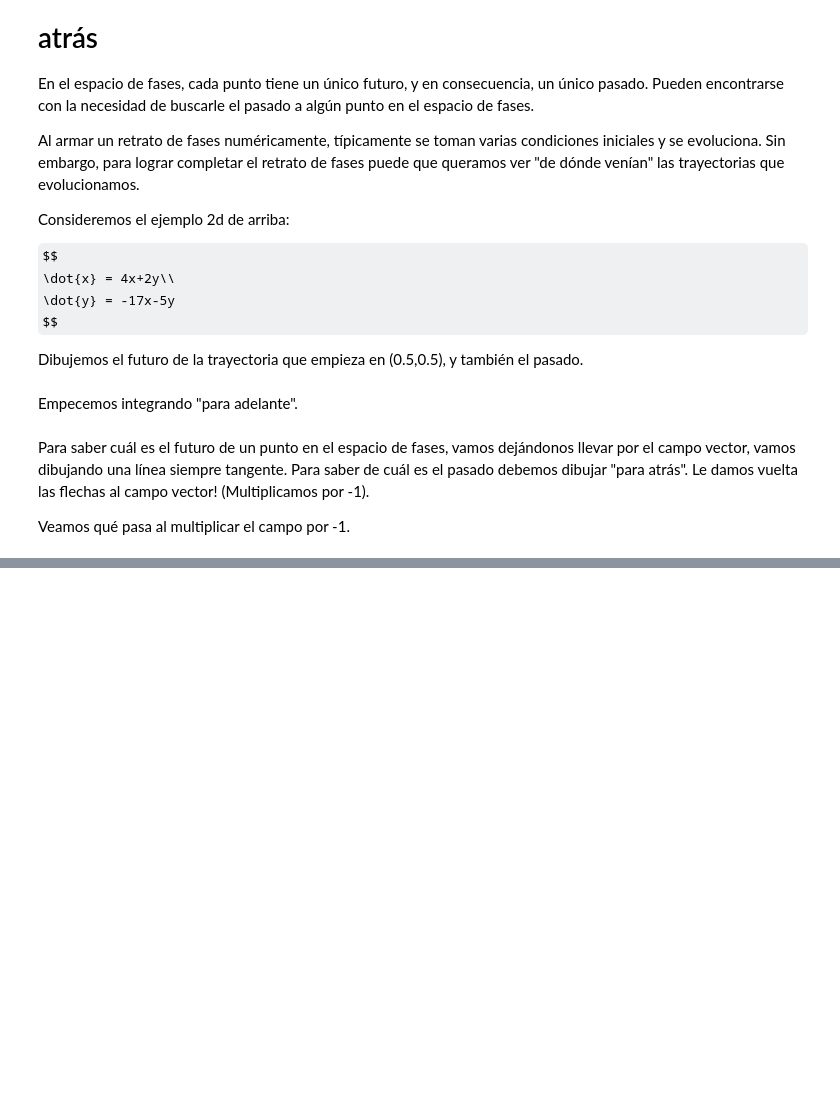
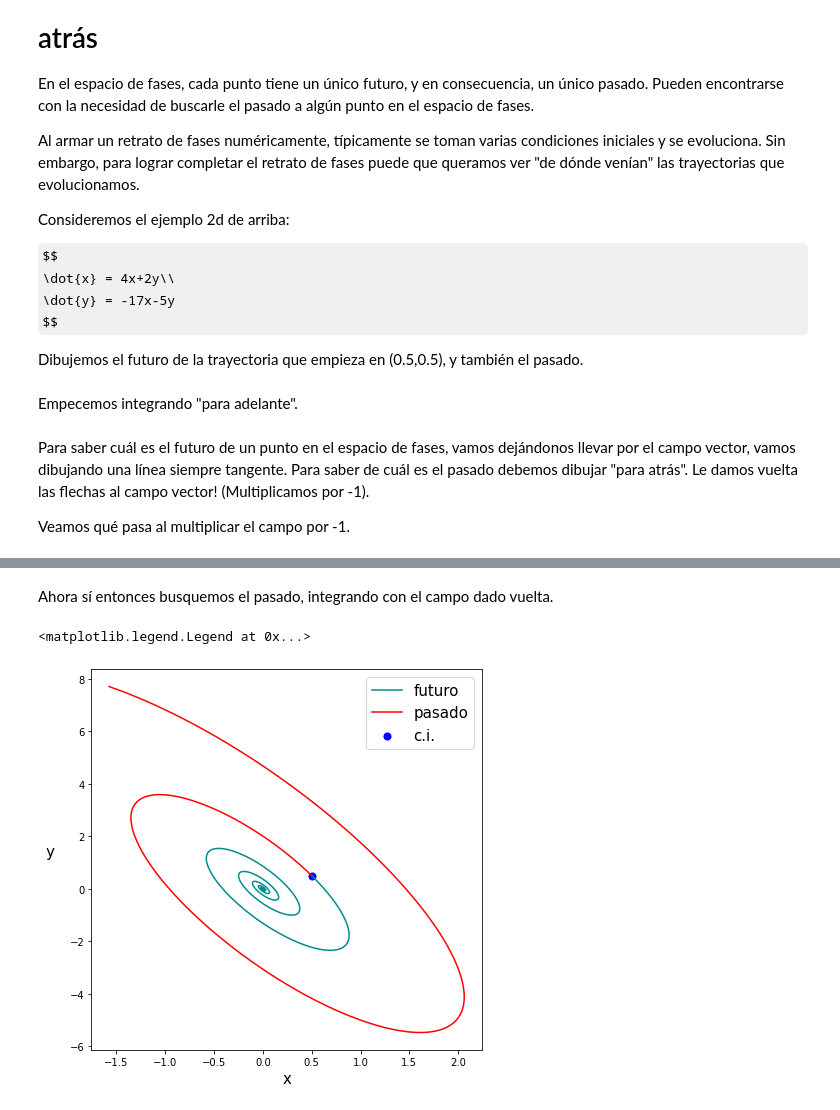
Before and after one commit to jfdoppler/DNL-1c2020, a Jupyter notebook: DNL_1C2020_integracion_2.ipynb, the cells around one changed output, grey strips where cells are left out. Saved outputs shown, nothing was run; the diff lists cells and outputs as text; code cells hidden in the pictures; some formulas as TeX source; blank space fills up the shorter version.

```diff
--- a/DNL_1C2020_integracion_2.ipynb
+++ b/DNL_1C2020_integracion_2.ipynb
@@ -415,0 +419,28 @@ ax2.set_ylabel('y', fontsize=15)
+# %% [markdown]
+Ahora sí entonces busquemos el pasado, integrando con el campo dado vuelta.
+# %%
+dt = 0.001
+t_past = np.arange(0, -2, -dt)
+# Ponemos condiciones iniciales
+xi = 0.5
+yi = 0.5
+# Y nos armamos una lista que contiene ci de cada variable
+zi = [xi, yi]
+# Llamamos al odeint y vean que le pasamos la lista de condiciones iniciales!
+sol = odeint(campo_vector, zi, t_past)
+# Cada elemento que nos devuelve es un par de coordenadas [x, y]
+# Para recuperar las x por un lado y las y por el otro:
+x_past = sol[:, 0]
+y_past = sol[:, 1]
+# %%
+#Graficamos en el espacio de fases
+plt.figure(figsize=(7,7))
+plt.plot(xt, yt, 'darkcyan', label="futuro")
+plt.plot(x_past, y_past, 'r', label="pasado")
+plt.scatter(xt[0],yt[0], color='b', s=50, label="c.i.")
+plt.xlabel("x", fontsize=15)
+plt.ylabel("y", fontsize=15, rotation=0, labelpad=20)
+plt.legend(fontsize=15)
+# %% [output]
+<matplotlib.legend.Legend at 0x...>
+[figure, added]
```
Also changed, not shown: parts of 3 cells of this notebook.
